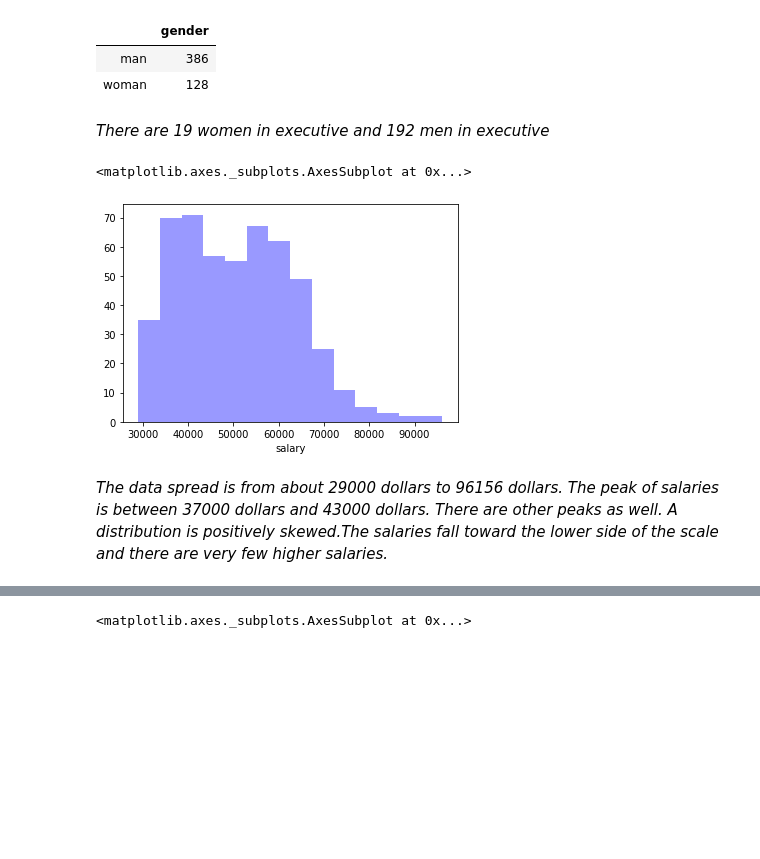
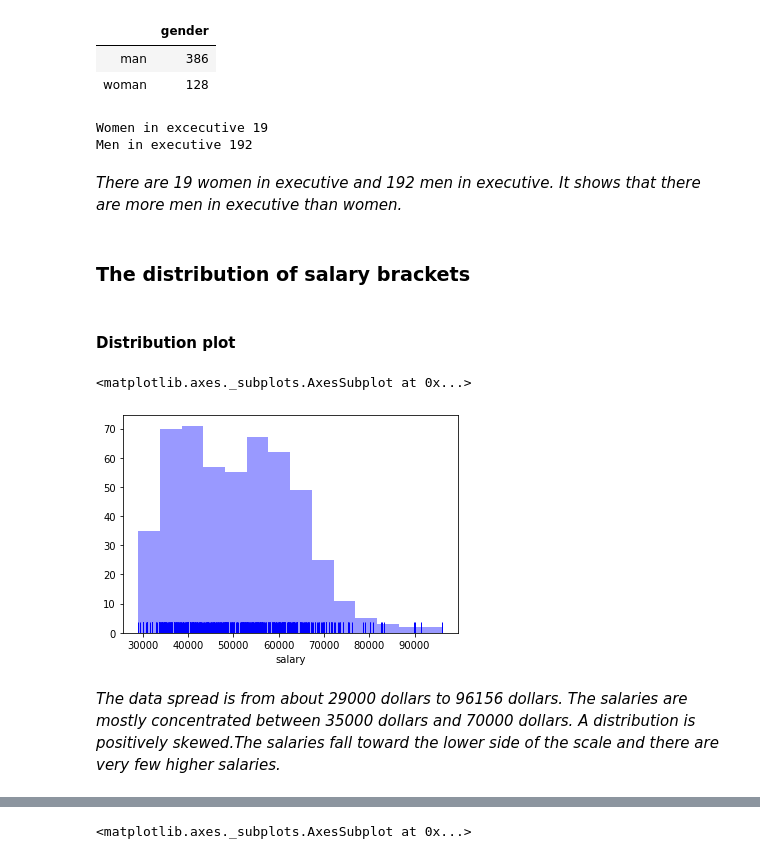
Before and after one commit to LeboSeribe/Salaries, a Jupyter notebook: predicting_salaries.ipynb, the cells around one changed output, grey strips where cells are left out. Drawn from its saved outputs; the diff is of its cells as text; code cells hidden in the pictures; blank space fills up the shorter version.

```diff
--- a/predicting_salaries.ipynb
+++ b/predicting_salaries.ipynb
@@ -103,17 +111,25 @@ gender
 # %%
 woman_in_executive=len(salaries_data[(salaries_data.position=='executive')&(salaries_data.gender=='woman')])
 men_in_executive=len(salaries_data[(salaries_data.position=='executive')&(salaries_data.gender=='man')])
+print('Women in excecutive',woman_in_executive)
+print('Men in executive',men_in_executive)
+# %% [output]
+Women in excecutive 19
+Men in executive 192
 # %% [markdown]
-*There are 19 women in executive and 192 men in executive*
+*There are 19 women in executive and 192 men in executive. It shows that there are more men in executive than women.*
+# %% [markdown]
+### The distribution of salary brackets
+# %% [markdown]
+#### Distribution plot
 # %%
 
-sns.distplot(salaries_data['salary'], kde=False, color='blue')
+sns.distplot(salaries_data['salary'], kde=False, color='blue',rug=True)
 # %% [output]
 <matplotlib.axes._subplots.AxesSubplot at 0x...>
-[figure, old version]
+[figure, new version]
 # %% [markdown]
 *The data spread is from about 29000 dollars to 96156 dollars.
-The peak of salaries is between 37000 dollars and 43000 dollars.
-There are other peaks as well.
+The salaries are mostly concentrated between 35000 dollars and 70000 dollars.
 A distribution is positively skewed.The salaries fall toward the lower
 side of the scale and there are very few higher salaries.*
```
Also changed, not shown: parts of 17 cells of this notebook.
